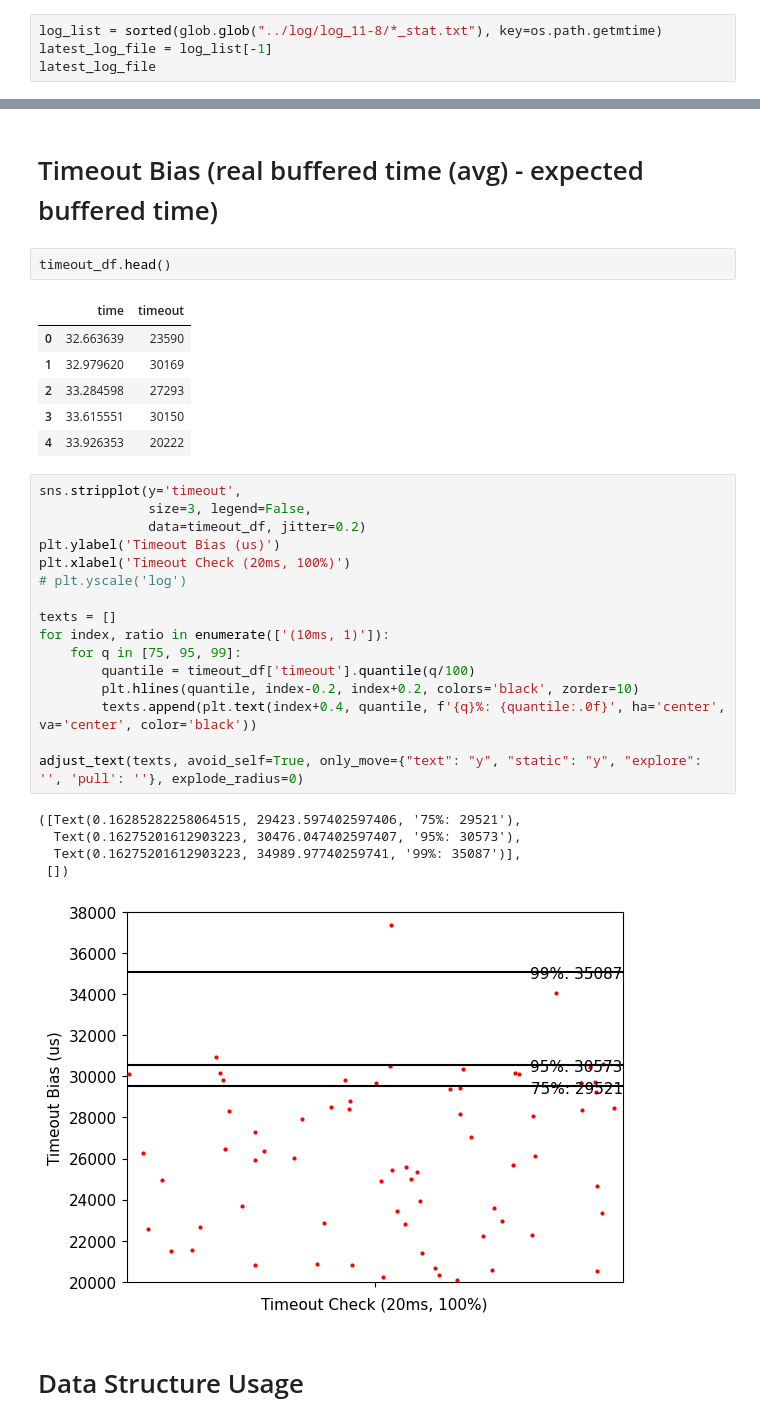
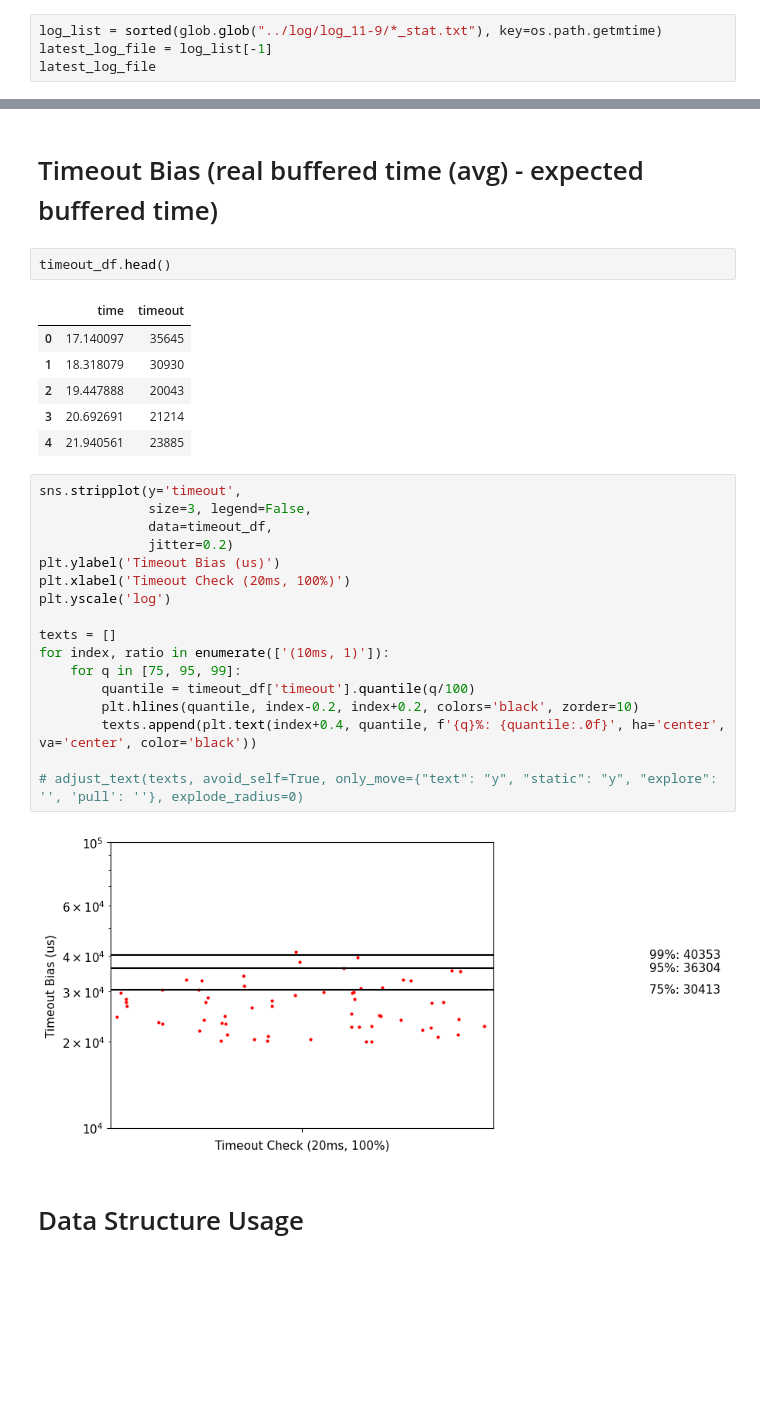
Before and after one commit to zhihao1998/ChamaleoNet, a Jupyter notebook: analysis/pkt_process_time.ipynb, the cells around one changed output, grey strips where cells are left out. Cells and saved outputs as stored; diff of their text form; blank space fills up the shorter version.

```diff
--- a/analysis/pkt_process_time.ipynb
+++ b/analysis/pkt_process_time.ipynb
@@ -16,7 +16,7 @@ import os
 sns.set_style("whitegrid")
 sns.set_context("paper")
 # %%
-log_list = sorted(glob.glob("../log/log_11-8/*_stat.txt"), key=os.path.getmtime)
+log_list = sorted(glob.glob("../log/log_11-9/*_stat.txt"), key=os.path.getmtime)
 latest_log_file = log_list[-1]
 latest_log_file
 # %% [output]
@@ -125,33 +133,30 @@ adjust_text(texts, avoid_self=True, only_move={"text": "y", "static": "y", "expl
 timeout_df.head()
 # %% [output]
 |  | time | timeout |
-| 0 | 32.663639 | 23590 |
-| 1 | 32.979620 | 30169 |
-| 2 | 33.284598 | 27293 |
-| 3 | 33.615551 | 30150 |
-| 4 | 33.926353 | 20222 |
+| 0 | 17.140097 | 35645 |
+| 1 | 18.318079 | 30930 |
+| 2 | 19.447888 | 20043 |
+| 3 | 20.692691 | 21214 |
+| 4 | 21.940561 | 23885 |
 # %%
 sns.stripplot(y='timeout',
               size=3, legend=False,
-              data=timeout_df, jitter=0.2)
+              data=timeout_df,
+              jitter=0.2)
 plt.ylabel('Timeout Bias (us)')
 plt.xlabel('Timeout Check (20ms, 100%)')
-# plt.yscale('log')
+plt.yscale('log')
 
 texts = []
 for index, ratio in enumerate(['(10ms, 1)']):
     for q in [75, 95, 99]:
         quantile = timeout_df['timeout'].quantile(q/100)
         plt.hlines(quantile, index-0.2, index+0.2, colors='black', zorder=10)
         texts.append(plt.text(index+0.4, quantile, f'{q}%: {quantile:.0f}', ha='center', va='center', color='black'))
 
-adjust_text(texts, avoid_self=True, only_move={"text": "y", "static": "y", "explore": '', 'pull': ''}, explode_radius=0)
+# adjust_text(texts, avoid_self=True, only_move={"text": "y", "static": "y", "explore": '', 'pull': ''}, explode_radius=0)
 # %% [output]
-([Text(0.16285282258064515, 29423.597402597406, '75%: 29521'),
-  Text(0.16275201612903223, 30476.047402597407, '95%: 30573'),
-  Text(0.16275201612903223, 34989.97740259741, '99%: 35087')],
- [])
-[figure, old version]
+[figure, new version]
 # %% [markdown]
 # Data Structure Usage
 # %%
```
Also changed, not shown: parts of 11 cells of this notebook, 12 other files.
